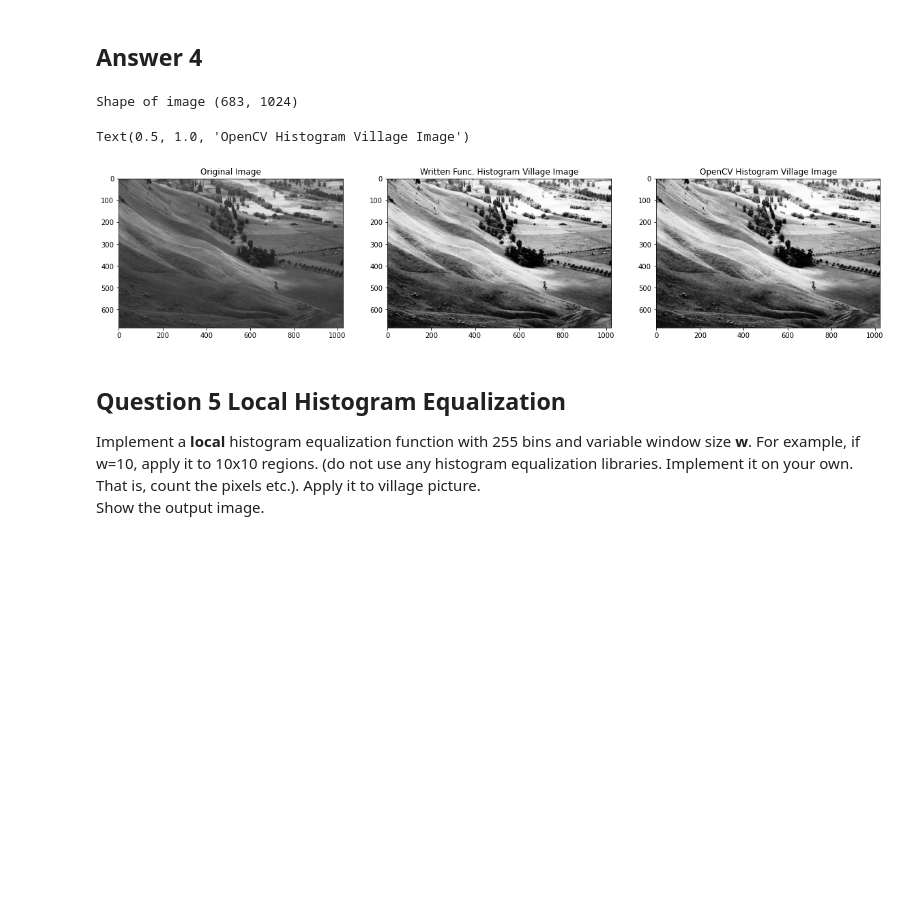
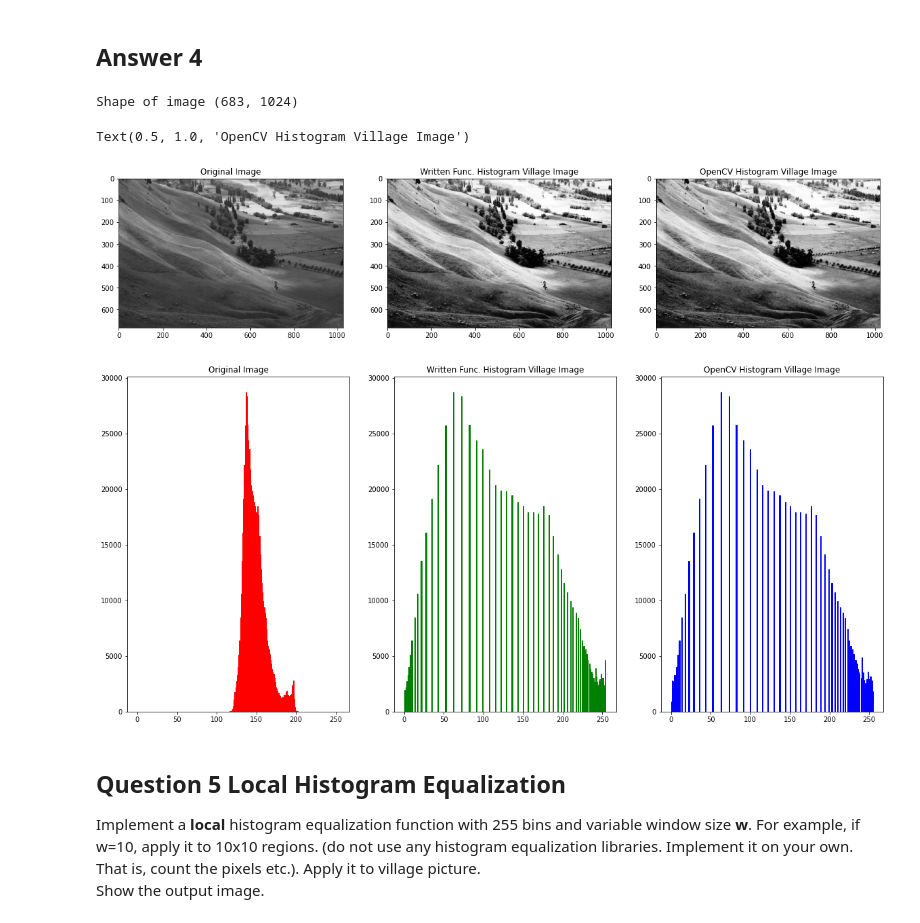
Before and after one commit to MAAykanat/AGU-Computer-Vision, a Jupyter notebook: Assignment-1/questions-and-your-answers.ipynb, the cells around one changed output. Cells and saved outputs as stored; diff of their text form; code cells hidden in the pictures; blank space fills up the shorter version.

Commit message:
Q4 histogram plot added

```diff
--- a/Assignment-1/questions-and-your-answers.ipynb
+++ b/Assignment-1/questions-and-your-answers.ipynb
@@ -163,33 +163,52 @@ def global_hist_equ(gray_img):
 #Read image
 village = cv.imread(images_path + "\\village.jpg")
 village_gray = cv.cvtColor(village, cv.COLOR_BGR2GRAY)
 
 print(f"Shape of image {village_gray.shape}")
 
 #---------Calling function here---------------#
 village_output = global_hist_equ(village_gray)
 #-------Calling OpenCv func. here-------------#
 openCV_output = cv.equalizeHist(village_gray)
 
 #-----------------PLOTTING--------------------#
 rcParams["figure.figsize"] = 20.0, 20.0
 fig = plt.figure()
 
 a=fig.add_subplot(1,3,1)
 plt.imshow(village_gray, cmap="gray")
 a.set_title('Original Image')
 
 a=fig.add_subplot(1,3,2)
 plt.imshow(village_output, cmap="gray")
 a.set_title('Written Func. Histogram Village Image')
 
 a=fig.add_subplot(1,3,3)
 plt.imshow(openCV_output, cmap="gray")
 a.set_title('OpenCV Histogram Village Image')
+
+#---------------HIST. PLOT------------------#
+rcParams["figure.figsize"] = 20.0, 20.0
+fig = plt.figure()
+
+a=fig.add_subplot(2,3,1)
+#plt.plot(cv.calcHist([village_gray],[0],None,[256],[0,256]))
+plt.hist(village_gray.ravel(), bins=256, range=(0, 255), fc='r', ec='r');
+a.set_title('Original Image')
+
+a=fig.add_subplot(2,3,2)
+#plt.plot(cv.calcHist([village_output],[0],None,[256],[0,256]))
+plt.hist(village_output.ravel(), bins=256, range=(0, 255), fc='g', ec='g');
+a.set_title('Written Func. Histogram Village Image')
+
+a=fig.add_subplot(2,3,3)
+plt.hist(openCV_output.ravel(), bins=256, range=(0, 255), fc='b', ec='b');
+a.set_title('OpenCV Histogram Village Image')
 # %% [output]
 Shape of image (683, 1024)
 Text(0.5, 1.0, 'OpenCV Histogram Village Image')
 [figure]
+[figure, added]
 # %% [markdown]
 ## Question 5 Local Histogram Equalization
 Implement a **local** histogram equalization function with 255 bins and variable window size **w**. For example, if w=10, apply it to 10x10 regions.  (do not use any histogram equalization libraries. Implement it on your own. That is, count the pixels etc.). Apply it to village picture.
```
Also changed, not shown: parts of 2 cells of this notebook.
